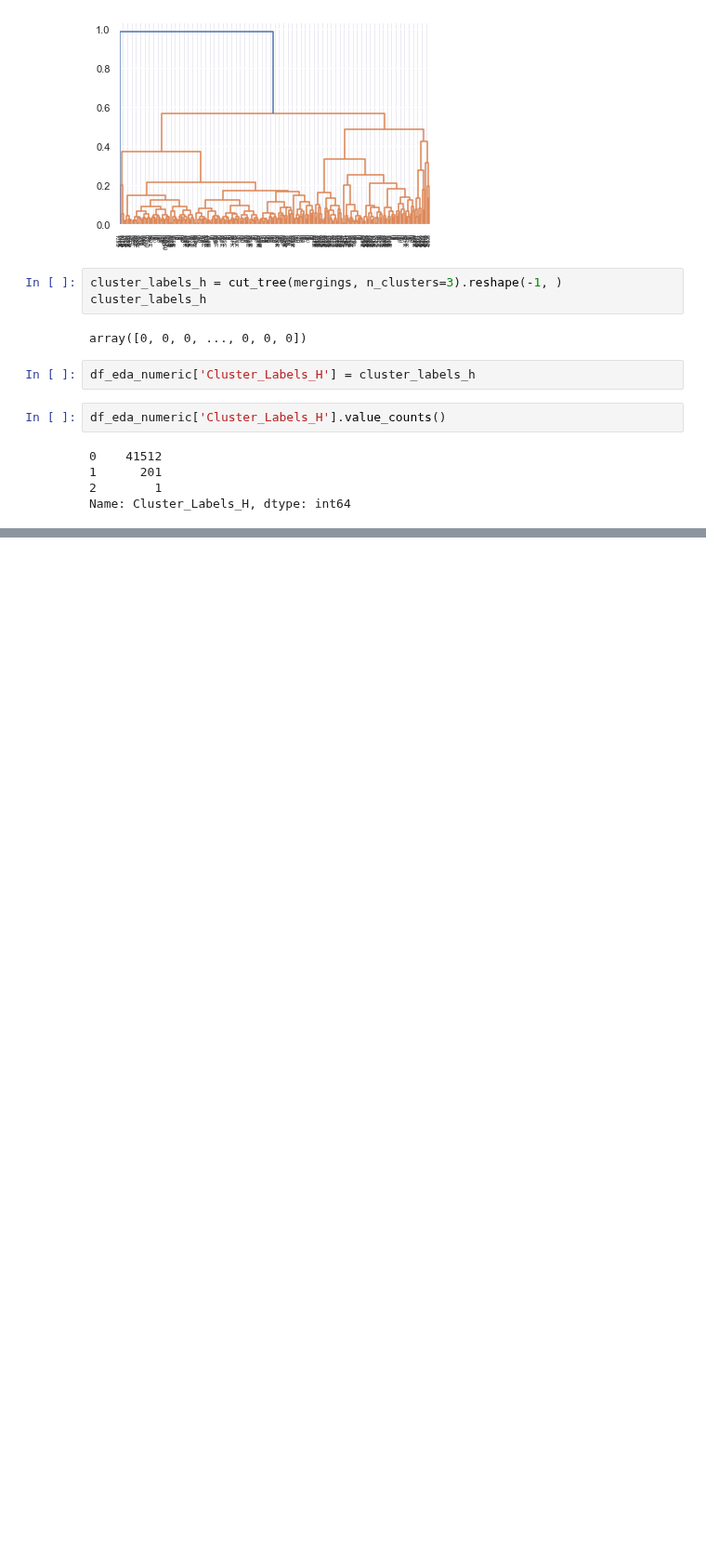
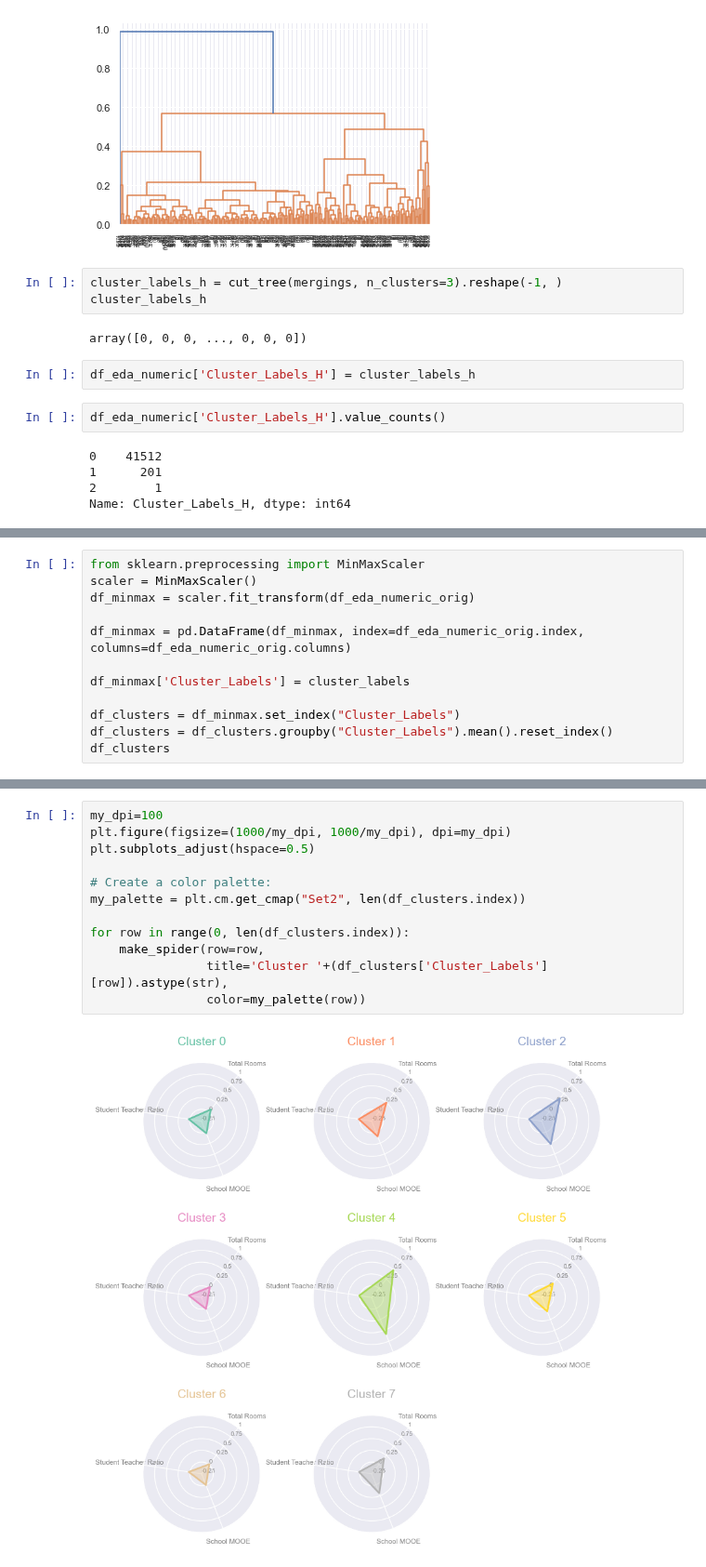
Before and after one commit to ericxmagno/education-analytics, a Jupyter notebook: education_analytics/Sprint1_EDA_Justine.ipynb, the cells around one changed output, grey strips where cells are left out. Shown at 93% size. Drawn from its saved outputs; the diff is of its cells as text; blank space fills up the shorter version.

```diff
--- a/education_analytics/Sprint1_EDA_Justine.ipynb
+++ b/education_analytics/Sprint1_EDA_Justine.ipynb
@@ -469,0 +490,12 @@ Name: Cluster_Labels_H, dtype: int64
+# %%
+from sklearn.preprocessing import MinMaxScaler
+scaler = MinMaxScaler()
+df_minmax = scaler.fit_transform(df_eda_numeric_orig)
+
+df_minmax = pd.DataFrame(df_minmax, index=df_eda_numeric_orig.index, columns=df_eda_numeric_orig.columns)
+
+df_minmax['Cluster_Labels'] = cluster_labels
+
+df_clusters = df_minmax.set_index("Cluster_Labels")
+df_clusters = df_clusters.groupby("Cluster_Labels").mean().reset_index()
+df_clusters
@@ -469,0 +549,14 @@ Name: Cluster_Labels_H, dtype: int64
+# %%
+my_dpi=100
+plt.figure(figsize=(1000/my_dpi, 1000/my_dpi), dpi=my_dpi)
+plt.subplots_adjust(hspace=0.5)
+
+# Create a color palette:
+my_palette = plt.cm.get_cmap("Set2", len(df_clusters.index))
+
+for row in range(0, len(df_clusters.index)):
+    make_spider(row=row,
+                title='Cluster '+(df_clusters['Cluster_Labels'][row]).astype(str),
+                color=my_palette(row))
+# %% [output]
+[figure, added]
```
Also changed, not shown: parts of 4 cells of this notebook.
